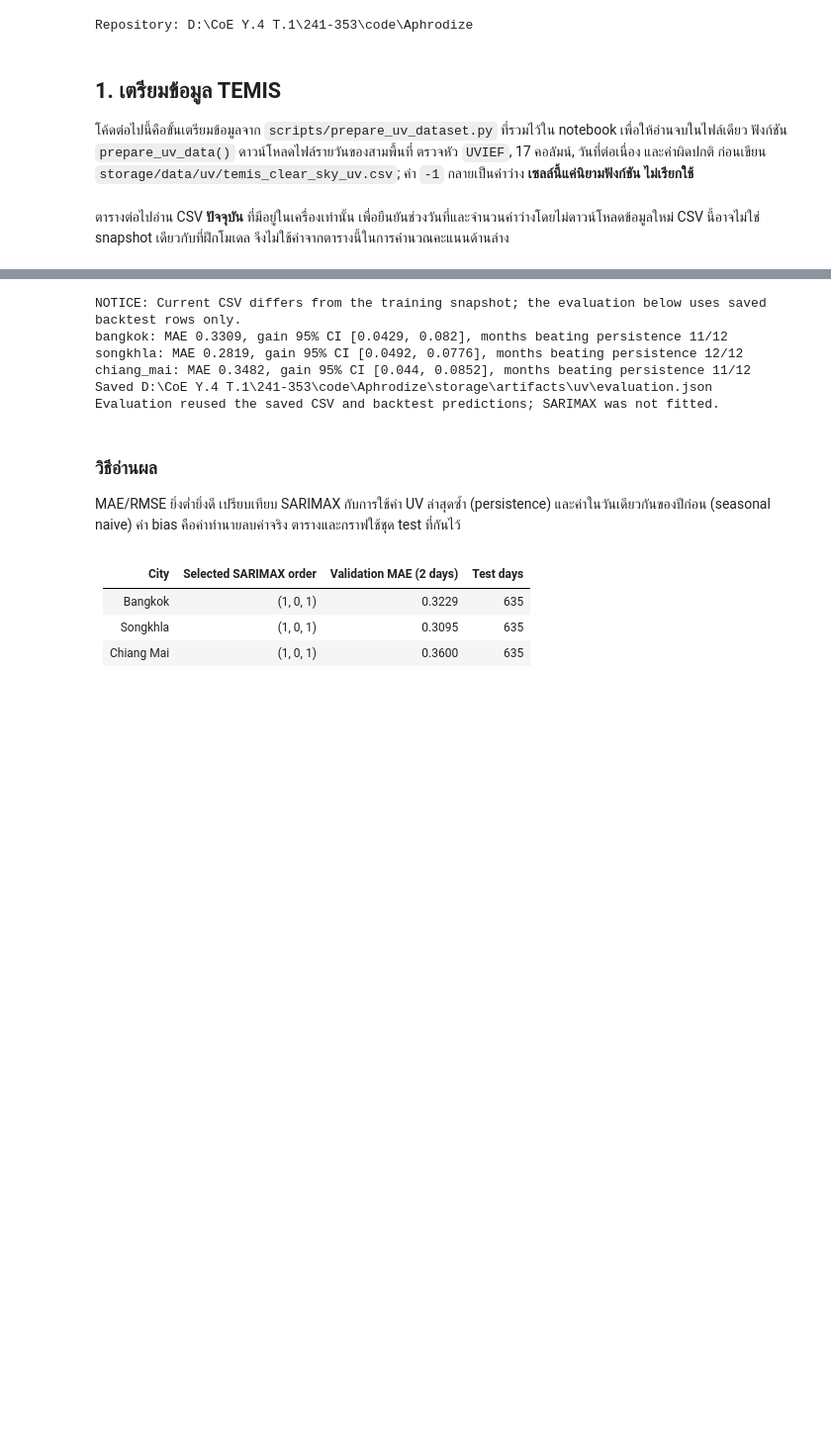
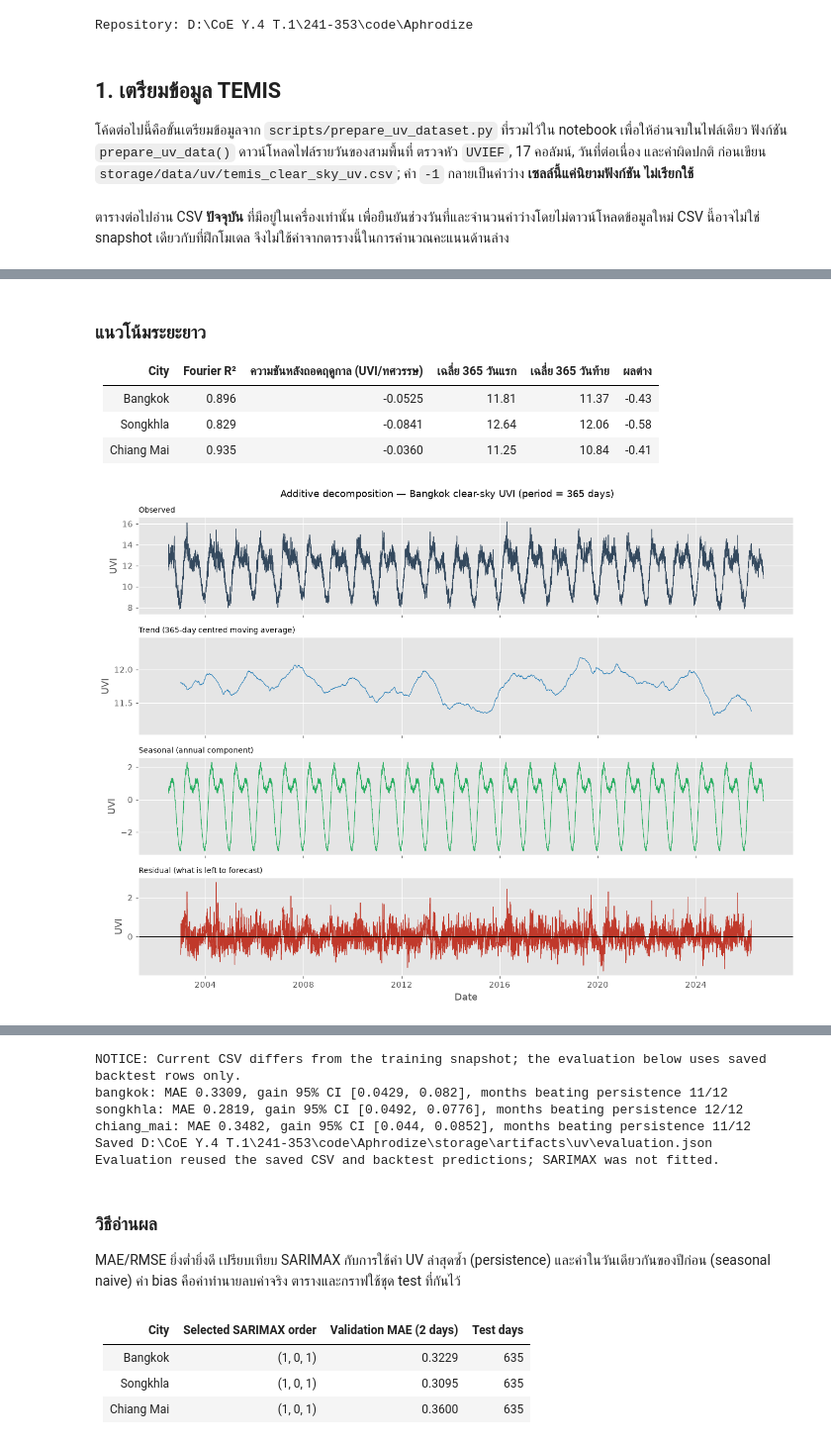
Before and after one commit to PacharaponK/Aphrodize, a Jupyter notebook: models/time-series/uv/uv_model_evaluation.ipynb, the cells around one changed output, grey strips where cells are left out. Shown at 99% size. Saved outputs shown, nothing was run; the diff lists cells and outputs as text; code cells hidden in the pictures; blank space fills up the shorter version.

```diff
--- a/models/time-series/uv/uv_model_evaluation.ipynb
+++ b/models/time-series/uv/uv_model_evaluation.ipynb
@@ -130,0 +293,70 @@ display(Markdown("| City | Rows | First date | Last date | Missing UV |\n|---|--
+# %%
+from statsmodels.tsa.seasonal import seasonal_decompose
+from statsmodels.tsa.stattools import acf
+
+uv_series = {}
+for city in CITIES:
+    days = eda_data[city]["dates"]
+    if any((b - a).days != 1 for a, b in zip(days, days[1:])):
+        raise ValueError(f"{city}: dates are not consecutive; index arithmetic below assumes a daily grid")
+    uv_series[city] = (days, np.asarray(eda_data[city]["uv"], dtype=float))
+
+
+def annual_fourier(days, harmonics=(1, 2)):
+    """sin/cos ของคาบ 365.2425 วัน — ตัวแปรที่ทราบล่วงหน้าจากปฏิทินเพียงอย่างเดียว"""
+    elapsed = np.array([day.toordinal() - date(2000, 1, 1).toordinal() for day in days], dtype=float)
+    return np.column_stack(
+        [function(2 * np.pi * harmonic * elapsed / 365.2425)
+         for harmonic in harmonics for function in (np.sin, np.cos)]
+    )
+
+
+def deseasonalise(days, values):
+    """ถอดฤดูกาลด้วย OLS บน Fourier 2 harmonics คืนค่า residual และสัดส่วนความแปรปรวนที่ฤดูกาลอธิบายได้"""
+    design = np.column_stack([np.ones(len(values)), annual_fourier(days)])
+    coefficients, *_ = np.linalg.lstsq(design, values, rcond=None)
+    residual = values - design @ coefficients
+    return residual, 1 - residual.var() / values.var()
+
+
+trend_lines = [
+    "| City | Fourier R² | ความชันหลังถอดฤดูกาล (UVI/ทศวรรษ) | เฉลี่ย 365 วันแรก | เฉลี่ย 365 วันท้าย | ผลต่าง |",
+    "|---|---:|---:|---:|---:|---:|",
+]
+for city in CITIES:
+    days, values = uv_series[city]
+    residual, explained = deseasonalise(days, values)
+    decades = np.arange(len(values)) / 3652.425
+    slope = float(np.polyfit(decades, residual, 1)[0])
+    trend_lines.append(
+        f"| {CITY_LABELS[city]} | {explained:.3f} | {slope:+.4f} | {values[:365].mean():.2f} | "
+        f"{values[-365:].mean():.2f} | {values[-365:].mean() - values[:365].mean():+.2f} |"
+    )
+display(Markdown("### แนวโน้มระยะยาว\n" + "\n".join(trend_lines)))
+
+decomposition = seasonal_decompose(uv_series["bangkok"][1], period=365, model="additive")
+panels = (
+    ("Observed", uv_series["bangkok"][1], "#34495e"),
+    ("Trend (365-day centred moving average)", decomposition.trend, "#2980b9"),
+    ("Seasonal (annual component)", decomposition.seasonal, "#27ae60"),
+    ("Residual (what is left to forecast)", decomposition.resid, "#c0392b"),
+)
+fig, axes = plt.subplots(4, 1, figsize=(12, 9), sharex=True)
+for ax, (title, component, colour) in zip(axes, panels):
+    ax.plot(uv_series["bangkok"][0], component, lw=0.7, color=colour)
+    ax.set_ylabel("UVI")
+    ax.set_title(title, fontsize=9, loc="left")
+axes[1].set_ylim(np.nanmin(decomposition.trend) - 0.3, np.nanmax(decomposition.trend) + 0.3)
+axes[3].axhline(0, color="black", lw=0.8)
+axes[-1].set_xlabel("Date")
+fig.suptitle("Additive decomposition — Bangkok clear-sky UVI (period = 365 days)")
+plt.tight_layout()
+plt.show()
+# %% [output]
+### แนวโน้มระยะยาว
+| City | Fourier R² | ความชันหลังถอดฤดูกาล (UVI/ทศวรรษ) | เฉลี่ย 365 วันแรก | เฉลี่ย 365 วันท้าย | ผลต่าง |
+|---|---:|---:|---:|---:|---:|
+| Bangkok | 0.896 | -0.0525 | 11.81 | 11.37 | -0.43 |
+| Songkhla | 0.829 | -0.0841 | 12.64 | 12.06 | -0.58 |
+| Chiang Mai | 0.935 | -0.0360 | 11.25 | 10.84 | -0.41 |
+[figure, added]
```
Also changed, not shown: parts of 35 cells of this notebook.
